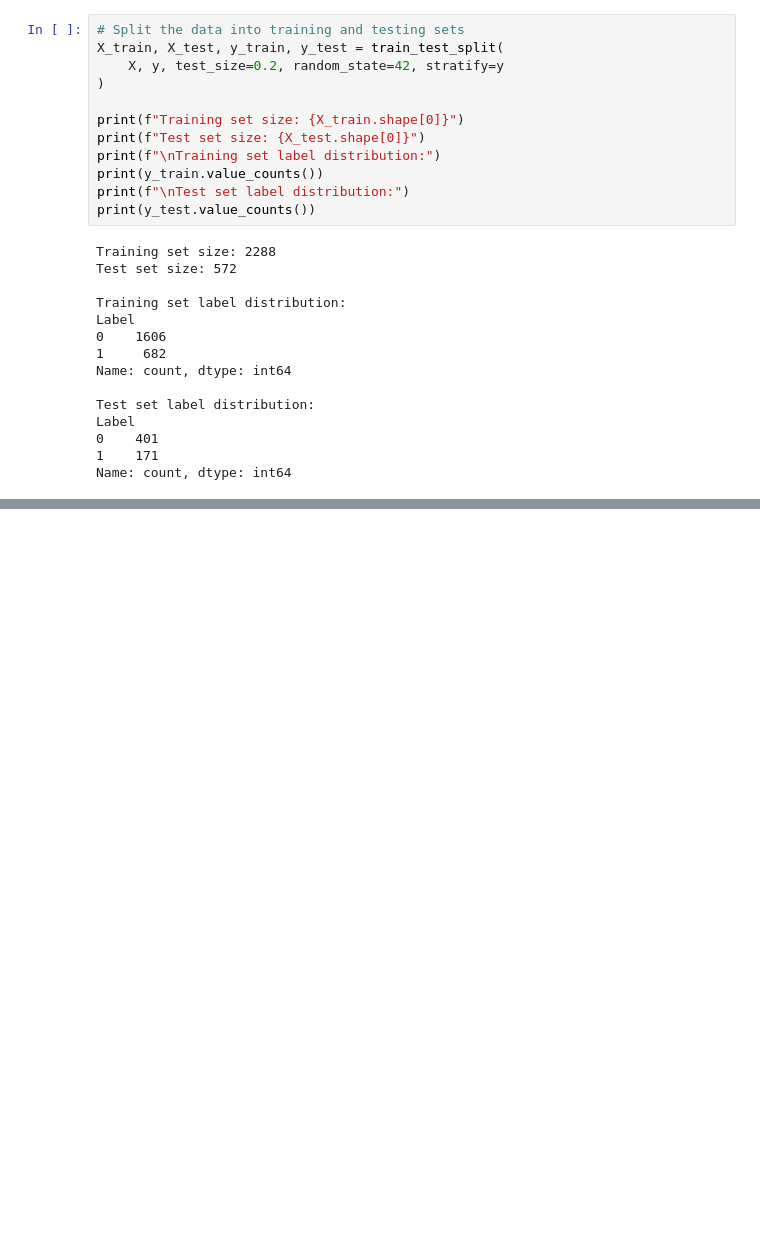
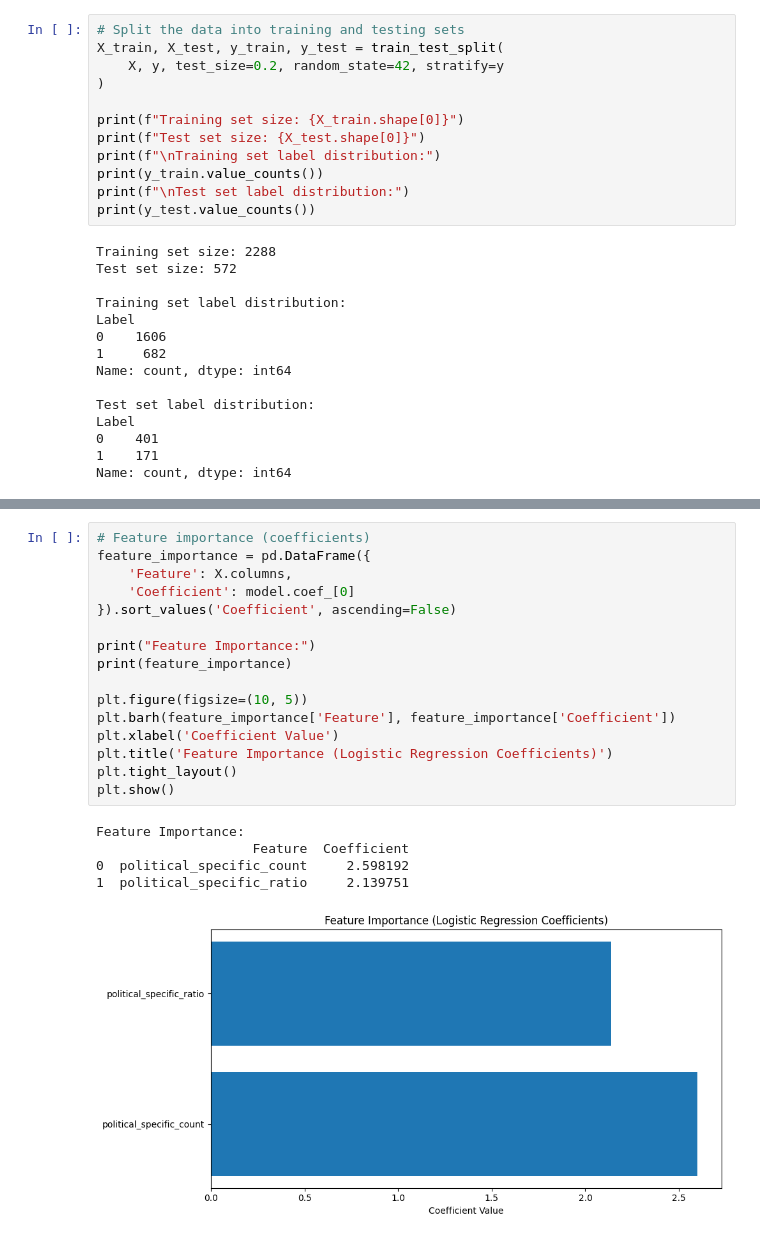
Before and after one commit to tam1mBD/bangla-political-memes-classification, a Jupyter notebook: classification_model_using_text.ipynb, the cells around one changed output, grey strips where cells are left out. Cells and saved outputs as stored; diff of their text form; blank space fills up the shorter version.

```diff
--- a/classification_model_using_text.ipynb
+++ b/classification_model_using_text.ipynb
@@ -1091,0 +234,22 @@ OSError: Cannot save file into a non-existent directory: 'submisions'
+# %%
+# Feature importance (coefficients)
+feature_importance = pd.DataFrame({
+    'Feature': X.columns,
+    'Coefficient': model.coef_[0]
+}).sort_values('Coefficient', ascending=False)
+
+print("Feature Importance:")
+print(feature_importance)
+
+plt.figure(figsize=(10, 5))
+plt.barh(feature_importance['Feature'], feature_importance['Coefficient'])
+plt.xlabel('Coefficient Value')
+plt.title('Feature Importance (Logistic Regression Coefficients)')
+plt.tight_layout()
+plt.show()
+# %% [output]
+Feature Importance:
+                    Feature  Coefficient
+0  political_specific_count     2.598192
+1  political_specific_ratio     2.139751
+[figure, added]
```
Also changed, not shown: parts of 67 cells of this notebook, 10 other files.
